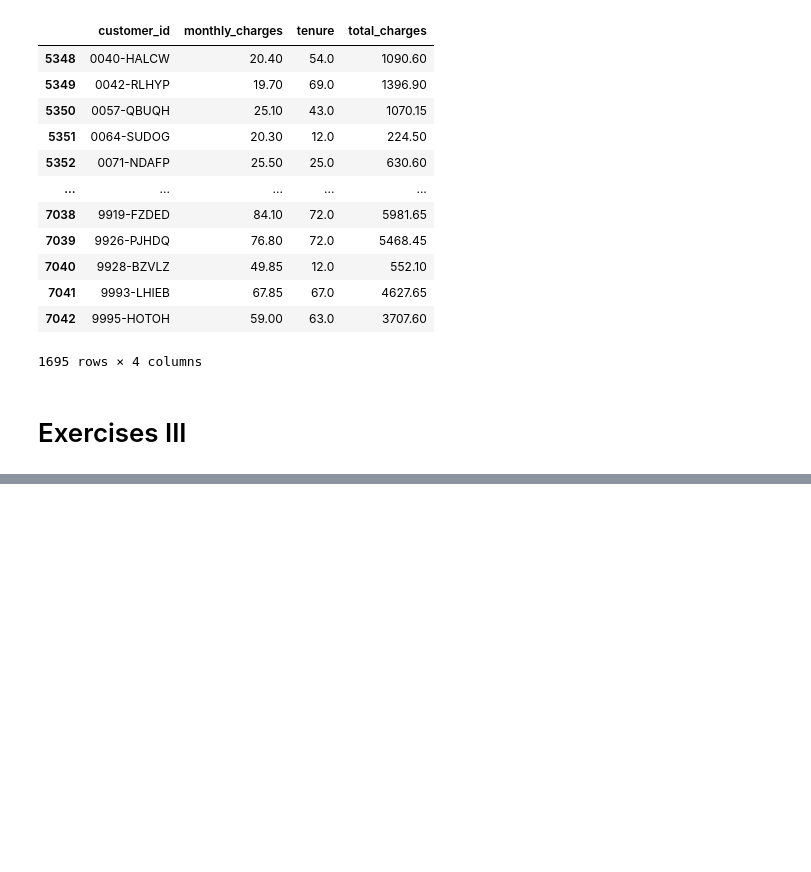
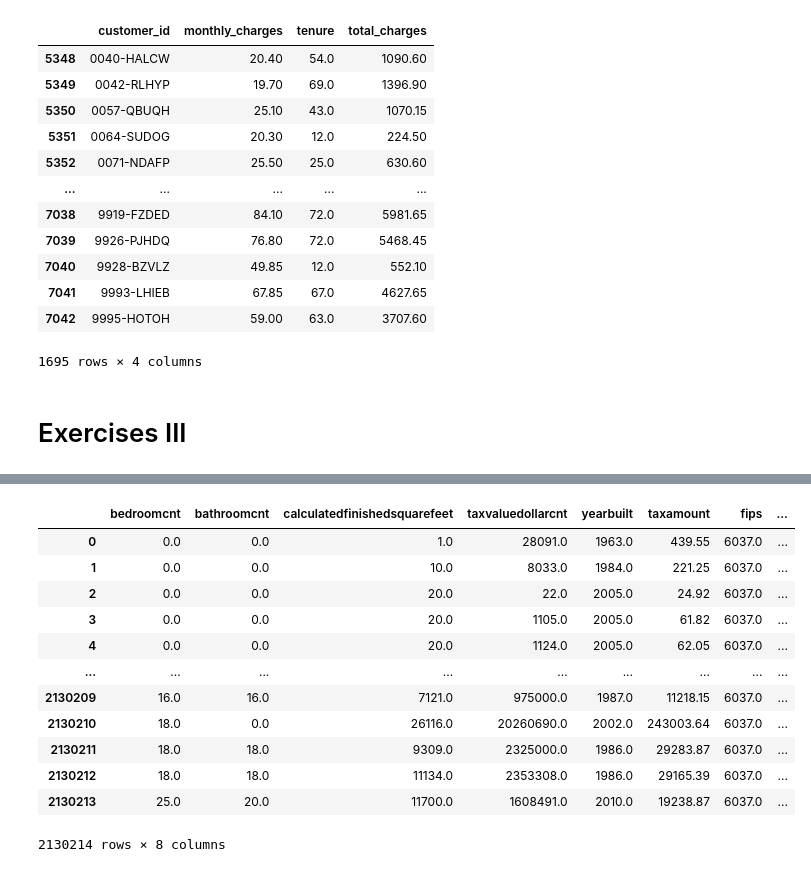
Before and after one commit to parkervoit/regression-exercises, a Jupyter notebook: wrangle.ipynb, the cells around one changed output, grey strips where cells are left out. Drawn from its saved outputs; the diff is of its cells as text; code cells hidden in the pictures; blank space fills up the shorter version.

Commit message:
added zillow clean and updated wrangle, acquire modules.

```diff
--- a/wrangle.ipynb
+++ b/wrangle.ipynb
@@ -142,0 +140,2 @@ NameError: name 'telco_df' is not defined
+# %%
+zillow_df = acquire.get_zillow_db()
@@ -142,0 +232,2 @@ NameError: name 'telco_df' is not defined
+# %%
+zillow_df = zillow_df.dropna()
@@ -142,0 +286,16 @@ NameError: name 'telco_df' is not defined
+# %%
+zillow_df.groupby(zillow_df.columns.tolist(),as_index=False).size()
+# %% [output]
+|  | bedroomcnt | bathroomcnt | calculatedfinishedsquarefeet | taxvaluedollarcnt | yearbuilt | taxamount | fips | ... |
+| 0 | 0.0 | 0.0 | 1.0 | 28091.0 | 1963.0 | 439.55 | 6037.0 | ... |
+| 1 | 0.0 | 0.0 | 10.0 | 8033.0 | 1984.0 | 221.25 | 6037.0 | ... |
+| 2 | 0.0 | 0.0 | 20.0 | 22.0 | 2005.0 | 24.92 | 6037.0 | ... |
+| 3 | 0.0 | 0.0 | 20.0 | 1105.0 | 2005.0 | 61.82 | 6037.0 | ... |
+| 4 | 0.0 | 0.0 | 20.0 | 1124.0 | 2005.0 | 62.05 | 6037.0 | ... |
+| ... | ... | ... | ... | ... | ... | ... | ... | ... |
+| 2130209 | 16.0 | 16.0 | 7121.0 | 975000.0 | 1987.0 | 11218.15 | 6037.0 | ... |
+| 2130210 | 18.0 | 0.0 | 26116.0 | 20260690.0 | 2002.0 | 243003.64 | 6037.0 | ... |
+| 2130211 | 18.0 | 18.0 | 9309.0 | 2325000.0 | 1986.0 | 29283.87 | 6037.0 | ... |
+| 2130212 | 18.0 | 18.0 | 11134.0 | 2353308.0 | 1986.0 | 29165.39 | 6037.0 | ... |
+| 2130213 | 25.0 | 20.0 | 11700.0 | 1608491.0 | 2010.0 | 19238.87 | 6037.0 | ... |
+2130214 rows × 8 columns
```
Also changed, not shown: parts of 17 cells of this notebook, 2 other files.
